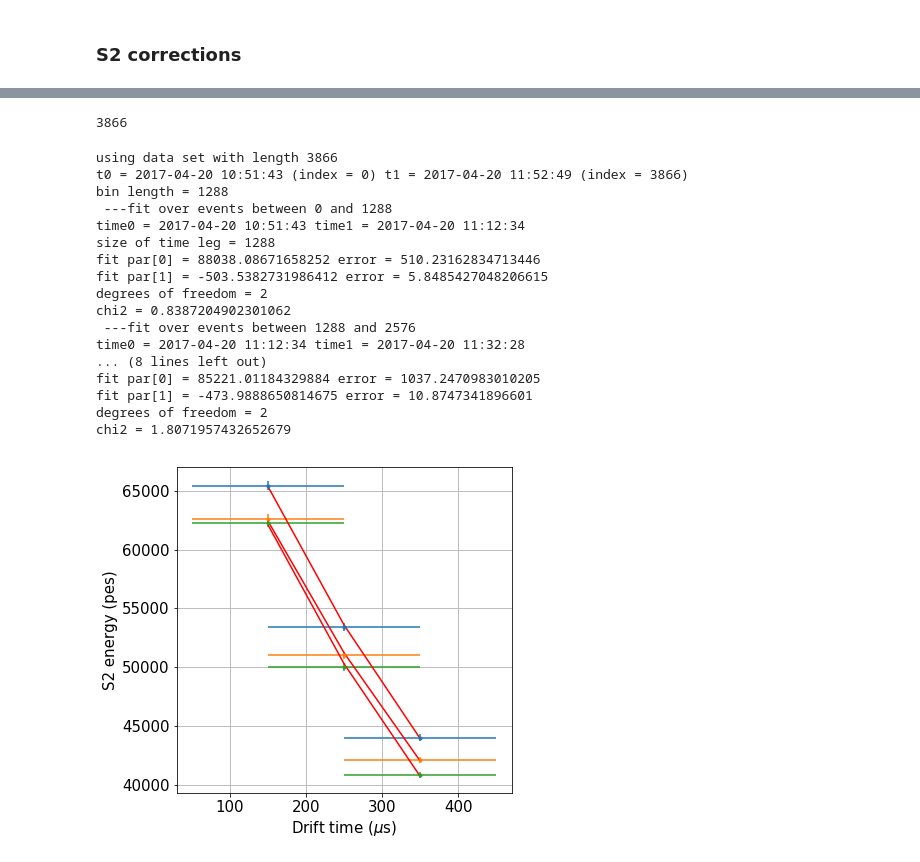
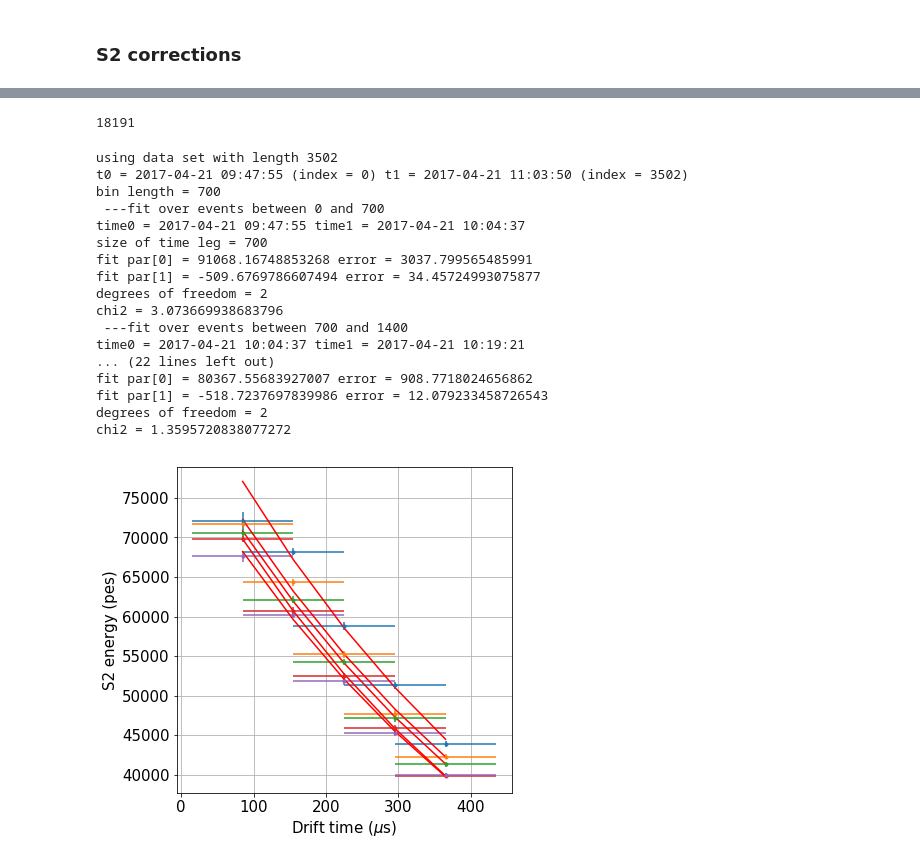
Before and after one commit to bpalmeiro/ICARO, a Jupyter notebook: icaro/Kryptonite/alphas-lifetime.ipynb, the cells around one changed output, grey strips where cells are left out. Drawn from its saved outputs; the diff is of its cells as text; code cells hidden in the pictures.

Commit message:
updated lifetime notebook

```diff
--- a/icaro/Kryptonite/alphas-lifetime.ipynb
+++ b/icaro/Kryptonite/alphas-lifetime.ipynb
@@ -81,3 +82,9 @@ run_number = 3733
+# %%
+run_number = 3645
+#run_number = 3715
+#run_number = 3724
+#run_number  = 3733
+#run_number  = 3741
 # %%
 DataPMT = load_db.DataPMT(run_number)
 DataSiPM = load_db.DataSiPM(run_number)
@@ -236,6 +387,6 @@ chi2 = 6.970995017736319
 # %% [markdown]
 #### Constrain fiducial in z
 # %%
-cz = core[in_range(core.Z ,25, 525)]
+cz = core[in_range(core.Z ,50, 400)]
 print("Ratio wrt full:", len(cz)/len(full))
 # %% [output]
@@ -271,28 +422,28 @@ t0 = 2017-04-20 10:51:43 t1 = 2017-04-20 11:52:50
 # %%
 len(cz)
 # %% [output]
-3866
+18191
 # %%
-CHI2, LAMBDA, ELAMBDA, TSTAMP, TIME = lifetime(dst=cz, zrange=(100,400), Erange=(1e+3, 80e3), nbins=3)
+CHI2, LAMBDA, ELAMBDA, TSTAMP, TIME = lifetime(dst=cz, zrange=(50,400), Erange=(1e+3, 80e3), nbins=5)
 # %% [output]
-using data set with length 3866
-t0 = 2017-04-20 10:51:43 (index = 0) t1 = 2017-04-20 11:52:49 (index = 3866)
-bin length = 1288
- ---fit over events between 0 and 1288
-time0 = 2017-04-20 10:51:43 time1 = 2017-04-20 11:12:34
-size of time leg = 1288
-fit par[0] = 88038.08671658252 error = 510.23162834713446
-fit par[1] = -503.5382731986412 error = 5.8485427048206615
+using data set with length 3502
+t0 = 2017-04-21 09:47:55 (index = 0) t1 = 2017-04-21 11:03:50 (index = 3502)
+bin length = 700
+ ---fit over events between 0 and 700
+time0 = 2017-04-21 09:47:55 time1 = 2017-04-21 10:04:37
+size of time leg = 700
+fit par[0] = 91068.16748853268 error = 3037.799565485991
+fit par[1] = -509.6769786607494 error = 34.45724993075877
 degrees of freedom = 2
-chi2 = 0.8387204902301062
- ---fit over events between 1288 and 2576
-time0 = 2017-04-20 11:12:34 time1 = 2017-04-20 11:32:28
-... (8 lines left out)
-fit par[0] = 85221.01184329884 error = 1037.2470983010205
-fit par[1] = -473.9888650814675 error = 10.8747341896601
+chi2 = 3.073669938683796
+ ---fit over events between 700 and 1400
+time0 = 2017-04-21 10:04:37 time1 = 2017-04-21 10:19:21
+... (22 lines left out)
+fit par[0] = 80367.55683927007 error = 908.7718024656862
+fit par[1] = -518.7237697839986 error = 12.079233458726543
 degrees of freedom = 2
-chi2 = 1.8071957432652679
+chi2 = 1.3595720838077272
-[figure, old version]
+[figure, new version]
 # %%
 plot_options()
 # %%
```
Also changed, not shown: parts of 35 cells of this notebook, 1 other file.
